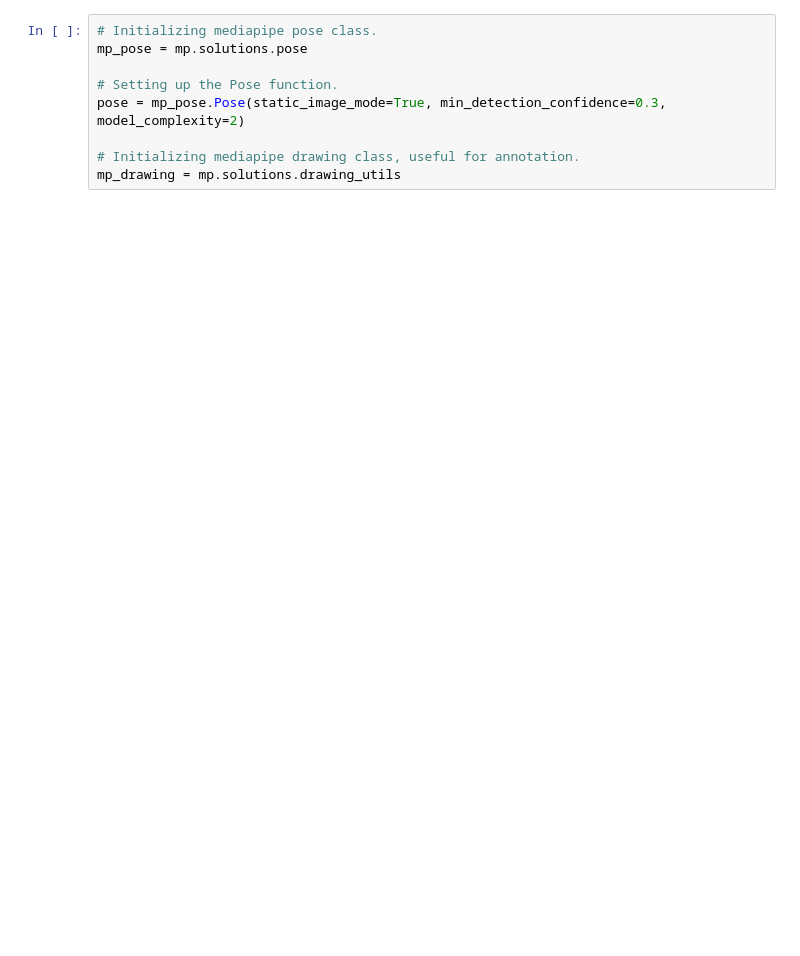
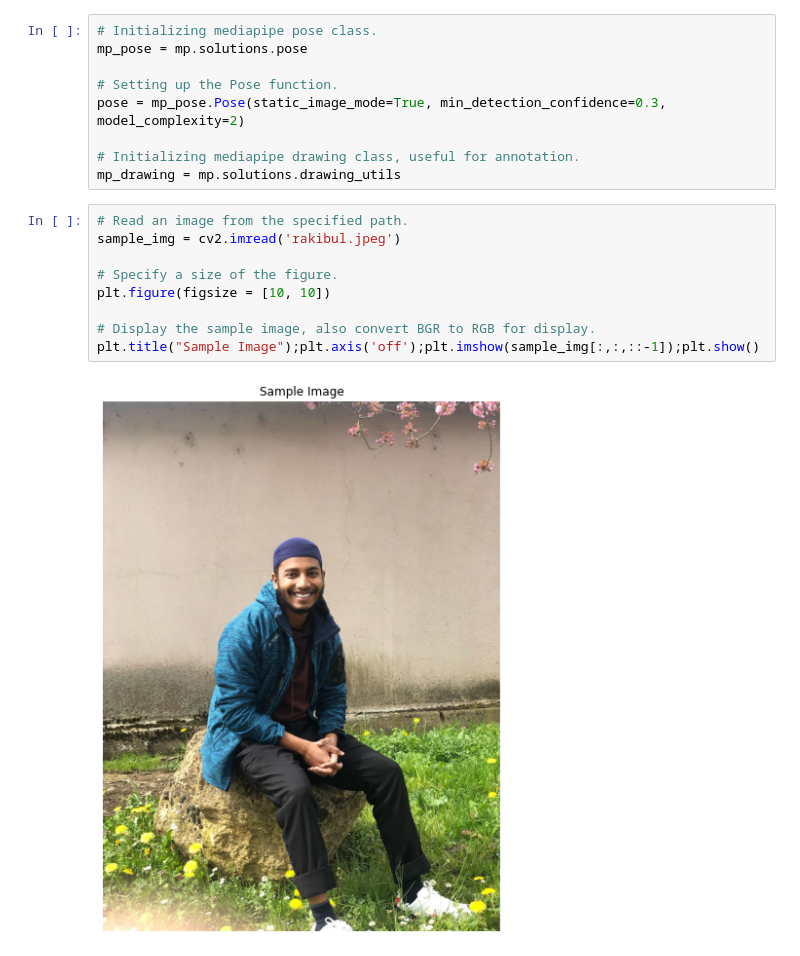
Before and after one commit to rakiiibul/Classification-of-work-out-pose_Deep-learning, a Jupyter notebook: mediapipe.ipynb, the cells around one changed output. Cells and saved outputs as stored; diff of their text form; blank space fills up the shorter version.

```diff
--- a/mediapipe.ipynb
+++ b/mediapipe.ipynb
@@ -56,3 +24,14 @@ pose = mp_pose.Pose(static_image_mode=True, min_detection_confidence=0.3, model_
 
 # Initializing mediapipe drawing class, useful for annotation.
 mp_drawing = mp.solutions.drawing_utils
+# %%
+# Read an image from the specified path.
+sample_img = cv2.imread('rakibul.jpeg')
+
+# Specify a size of the figure.
+plt.figure(figsize = [10, 10])
+
+# Display the sample image, also convert BGR to RGB for display.
+plt.title("Sample Image");plt.axis('off');plt.imshow(sample_img[:,:,::-1]);plt.show()
+# %% [output]
+[figure, added]
```
Also changed, not shown: parts of 13 cells of this notebook, 4 other files.
